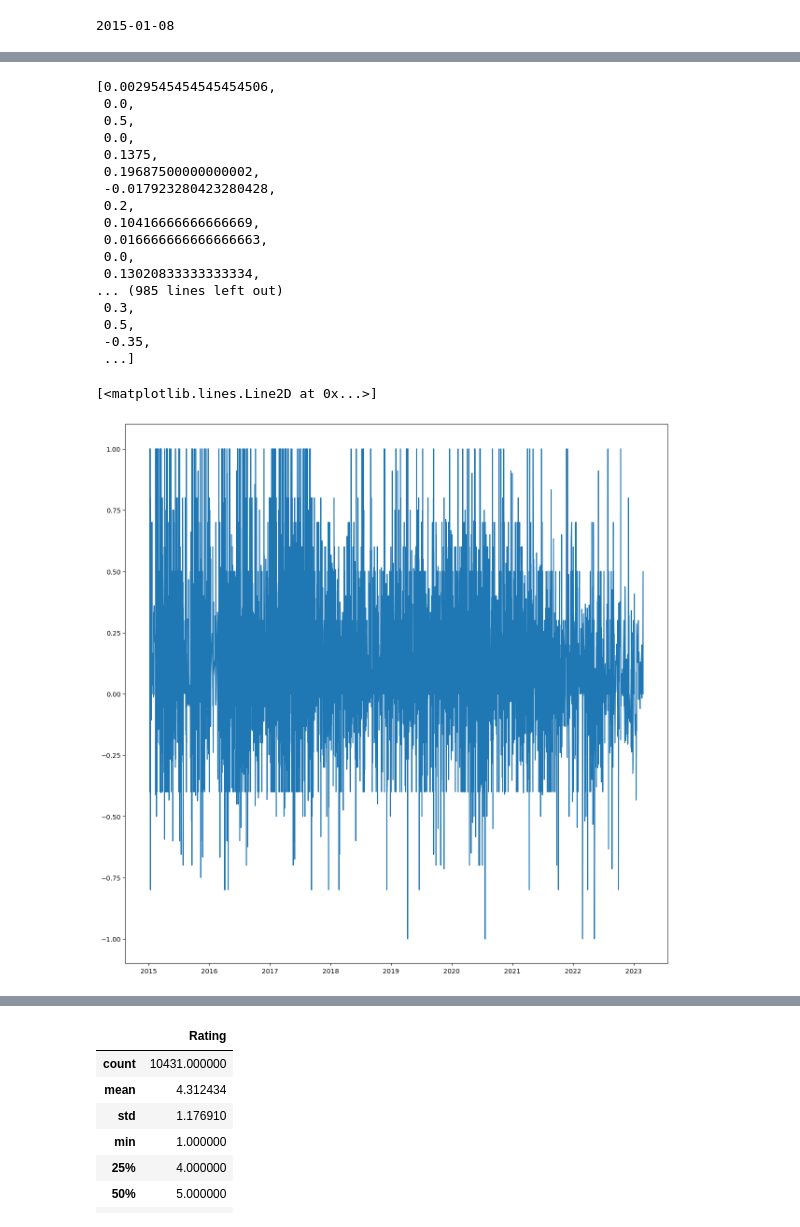
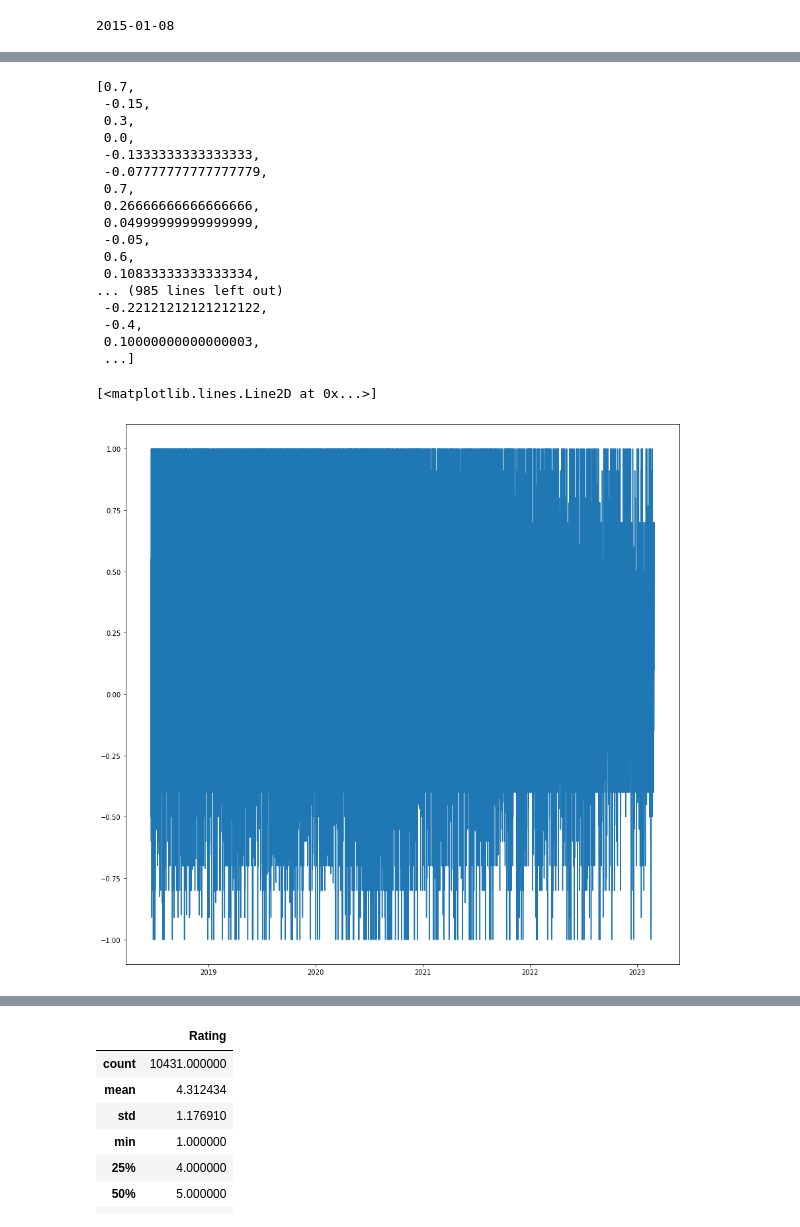
Before and after one commit to dmkant/challenge_gameloft, a Jupyter notebook: nlp_gamelofit.ipynb, the cells around one changed output, grey strips where cells are left out. Cells and saved outputs as stored; diff of their text form; code cells hidden in the pictures.

```diff
--- a/nlp_gamelofit.ipynb
+++ b/nlp_gamelofit.ipynb
@@ -79,59 +65,59 @@ Requirement already satisfied: regex>=2021.8.3 in /Users/ccontant/opt/anaconda3/
 # %%
 from textblob import TextBlob
 
-polarity_DML_US_IOS = []
-polarity_DC_US_IOS = []
-polarity_DV_US_IOS = []
-polarity_ML_US_IOS = []
+polarity_DML_US_GP = []
+polarity_DC_US_GP = []
+polarity_DV_US_GP = []
+polarity_ML_US_GP = []
 
-for DML_US_IOS in corpus_clean:
-  polarity_DML_US_IOS.append(TextBlob(DML_US_IOS).sentiment[0])
+for DML_US_GP in corpus_clean_DML_US_GP:
+  polarity_DML_US_GP.append(TextBlob(DML_US_GP).sentiment[0])
 
-for DC_US_IOS in corpus_clean:
-  polarity_DC_US_IOS.append(TextBlob(DC_US_IOS).sentiment[0])
+for DC_US_GP in corpus_clean_DC_US_GP:
+  polarity_DC_US_GP.append(TextBlob(DC_US_GP).sentiment[0])
 
-for DV_US_IOS in corpus_clean:
-  polarity_DV_US_IOS.append(TextBlob(DV_US_IOS).sentiment[0])
+for DV_US_GP in corpus_clean_DV_US_GP:
+  polarity_DV_US_GP.append(TextBlob(DV_US_GP).sentiment[0])
 
-for ML_US_IOS in corpus_clean:
-  polarity_ML_US_IOS.append(TextBlob(ML_US_IOS).sentiment[0])
+for ML_US_GP in corpus_clean_ML_US_GP:
+  polarity_ML_US_GP.append(TextBlob(ML_US_GP).sentiment[0])
 
-polarity_DML_US_IOS
-polarity_DC_US_IOS
-polarity_DV_US_IOS
-polarity_ML_US_IOS
+polarity_DML_US_GP
+polarity_DC_US_GP
+polarity_DV_US_GP
+polarity_ML_US_GP
 # %% [output]
-[0.0029545454545454506,
+[0.7,
+ -0.15,
+ 0.3,
  0.0,
- 0.5,
- 0.0,
- 0.1375,
- 0.19687500000000002,
- -0.017923280423280428,
- 0.2,
- 0.10416666666666669,
- 0.016666666666666663,
- 0.0,
- 0.13020833333333334,
+ -0.1333333333333333,
+ -0.07777777777777779,
+ 0.7,
+ 0.26666666666666666,
+ 0.04999999999999999,
+ -0.05,
+ 0.6,
+ 0.10833333333333334,
 ... (985 lines left out)
- 0.3,
- 0.5,
- -0.35,
+ -0.22121212121212122,
+ -0.4,
+ 0.10000000000000003,
  ...]
 # %%
 import matplotlib.pyplot as plt
 
 # Convert dates to datetime objects
-dates_DML_US_IOS = pd.to_datetime(corpus_DML_US_IOS["Date"])
-dates_DC_US_IOS = pd.to_datetime(corpus_DC_US_IOS["Date"])
-dates_DV_US_IOS = pd.to_datetime(corpus_DV_US_IOS["Date"])
-dates_ML_US_IOS = pd.to_datetime(corpus_ML_US_IOS["Date"])
+dates_DML_US_GP = pd.to_datetime(corpus_DML_US_GP["Date"])
+dates_DC_US_GP = pd.to_datetime(corpus_DC_US_GP["Date"])
+dates_DV_US_GP = pd.to_datetime(corpus_DV_US_GP["Date"])
+dates_ML_US_GP = pd.to_datetime(corpus_ML_US_GP["Date"])
 
 plt.figure(figsize=(15,15))
-plt.plot(dates, polarity)
+plt.plot(dates_DML_US_GP, polarity_DML_US_GP)
 # %% [output]
 [<matplotlib.lines.Line2D at 0x...>]
-[figure, old version]
+[figure, new version]
 # %%
 corpus
 # %% [output]
```
Also changed, not shown: parts of 6 cells of this notebook, 1 other file.
